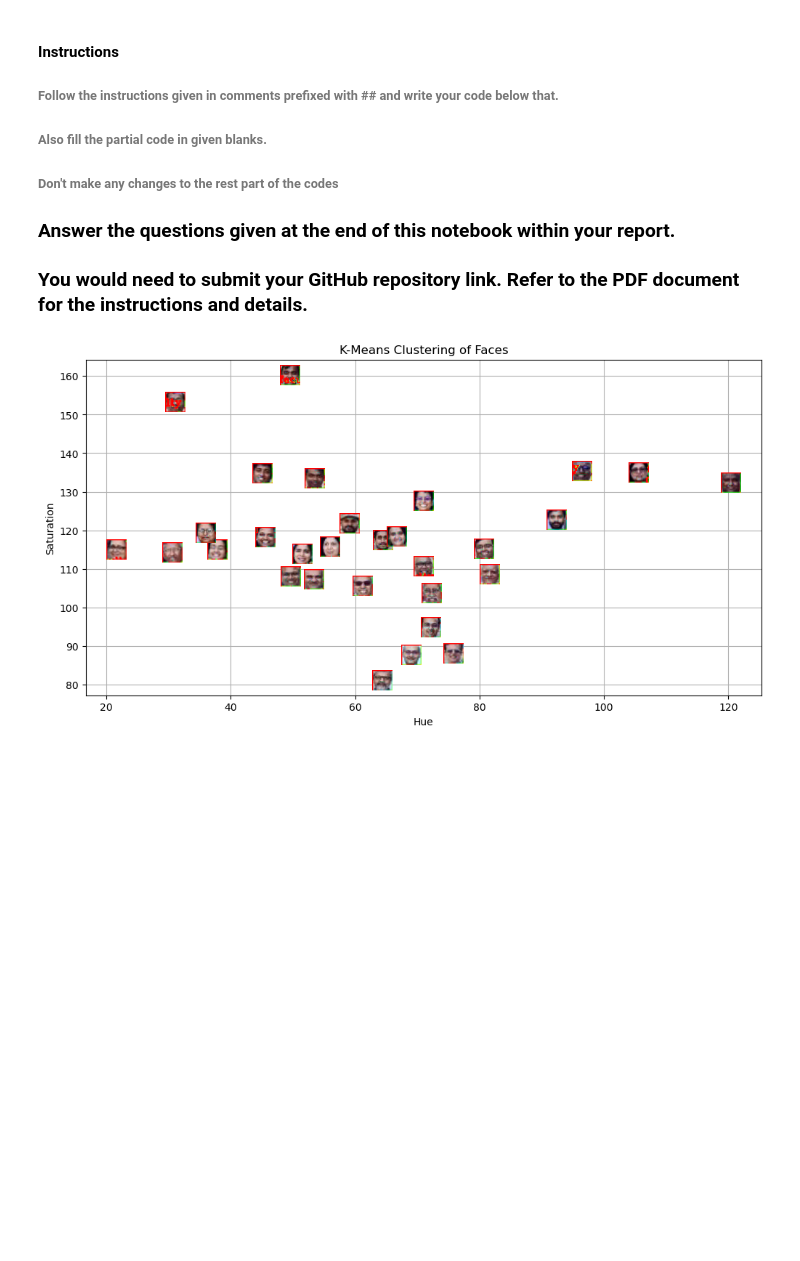
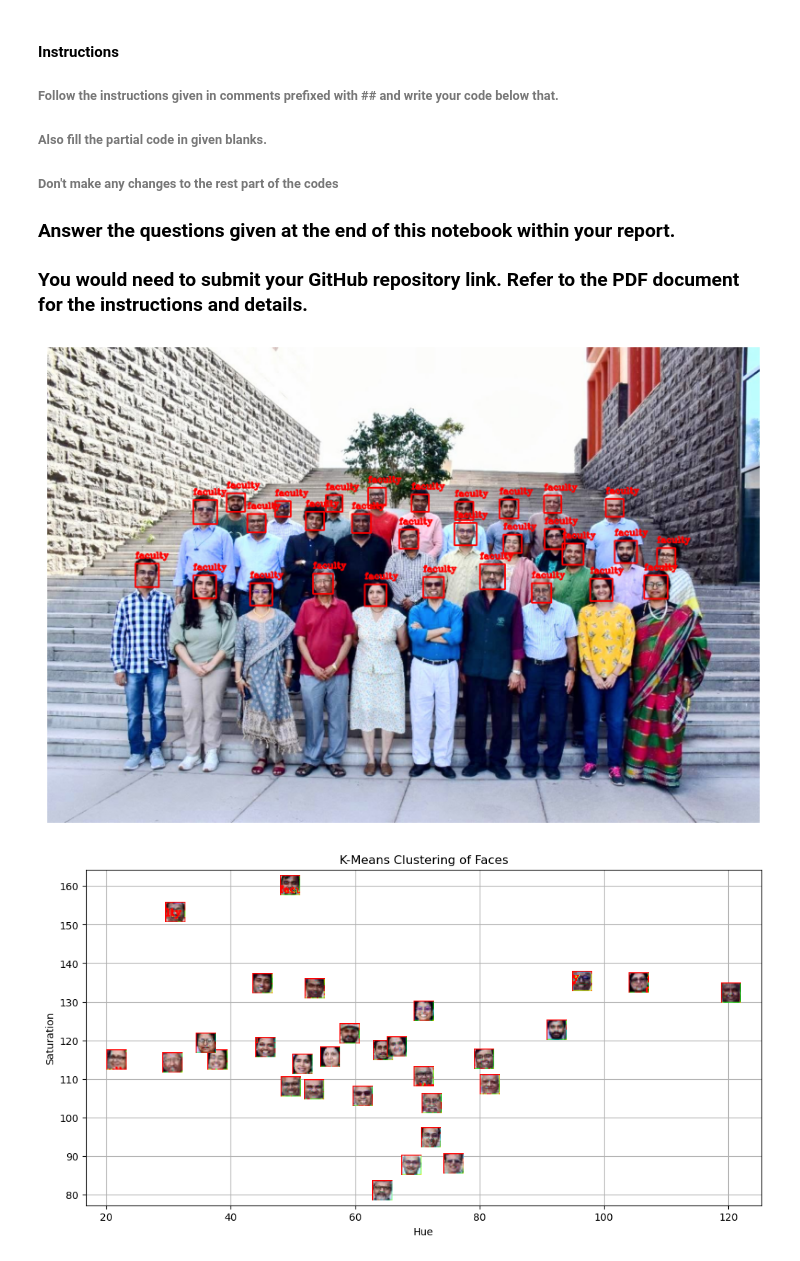
Before and after one commit to grohan47/mlpr-lab5, a Jupyter notebook: Lab 5-Spring 2026.ipynb, the cells around one changed output. Cells and saved outputs as stored; diff of their text form; code cells hidden in the pictures; blank space fills up the shorter version.

```diff
--- a/Lab 5-Spring 2026.ipynb
+++ b/Lab 5-Spring 2026.ipynb
@@ -18,33 +18,42 @@ from matplotlib.offsetbox import OffsetImage, AnnotationBbox
 ## Reading the image plaksha_Faculty.jpg
 
 img_color = cv2.imread('Plaksha_Faculty.jpg')
 ## Convert the image to grayscale
 img_gray = cv2.cvtColor(img_color, cv2.COLOR_BGR2GRAY)
 
 # Loading the required haar-cascade xml classifier file
 face_cascade = cv2.CascadeClassifier('haarcascade_frontalface_default.xml')
 
 # Applying the face detection method on the grayscale image.
 ## Change the parameters for better detection of faces in your case.
 faces_rect = face_cascade.detectMultiScale(img_gray, 1.05, 4, minSize=(25,25), maxSize=(50,50))
 
 # Define the text and font parameters
 text = "faculty" ## The text you want to write
 font = cv2.FONT_HERSHEY_COMPLEX  ## Font type
 font_scale = 0.5  ## Font scale factor
 font_color = (0,0,255)  ## Text color in BGR format (here, it's red)
 font_thickness = 2  ## Thickness of the text
 
 
 # Iterating through rectangles of detected faces
 for (x, y, w, h) in faces_rect:
     cv2.rectangle(img_color, (x, y), (x+w, y+h), (0, 0, 255), 2)
     # Use cv2.putText to add the text to the image, Use text, font, font_scale, font_color, font_thickness here
     cv2.putText(img_color,text,(x,y-10),font, font_scale, font_color, font_thickness)
 ## Display the image and window title should be "Total number of face detected are #"
 cv2.imshow(f"Total Number of Faces Identified:{len(faces_rect)} ",img_color)
 cv2.waitKey(0)
 cv2.destroyAllWindows()
+# Display photo in notebook
+
+cv2.imwrite('plaksha_Faculty_detected.jpg', img_color)
+plt.figure(figsize=(10, 8))
+plt.imshow(cv2.cvtColor(img_color, cv2.COLOR_BGR2RGB))
+plt.axis('off')
+plt.show()
+# %% [output]
+[figure, added]
 # %%
 
 from matplotlib.offsetbox import OffsetImage, AnnotationBbox
```
Also changed, not shown: parts of 2 cells of this notebook, 4 other files.
